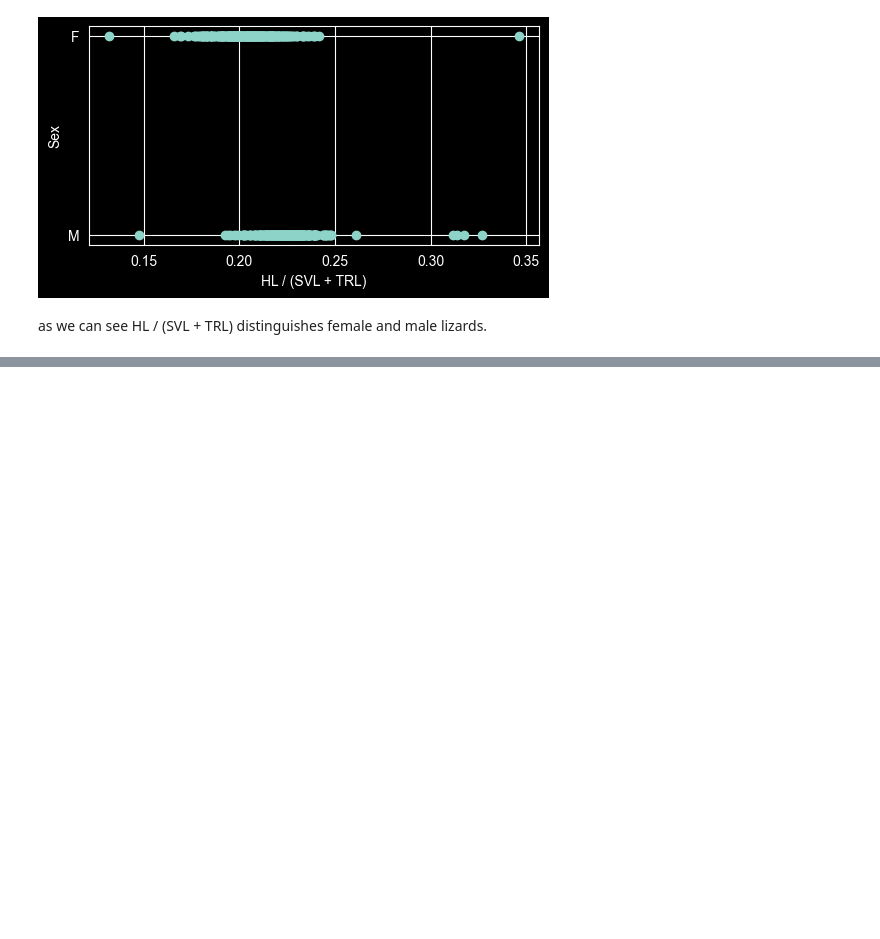
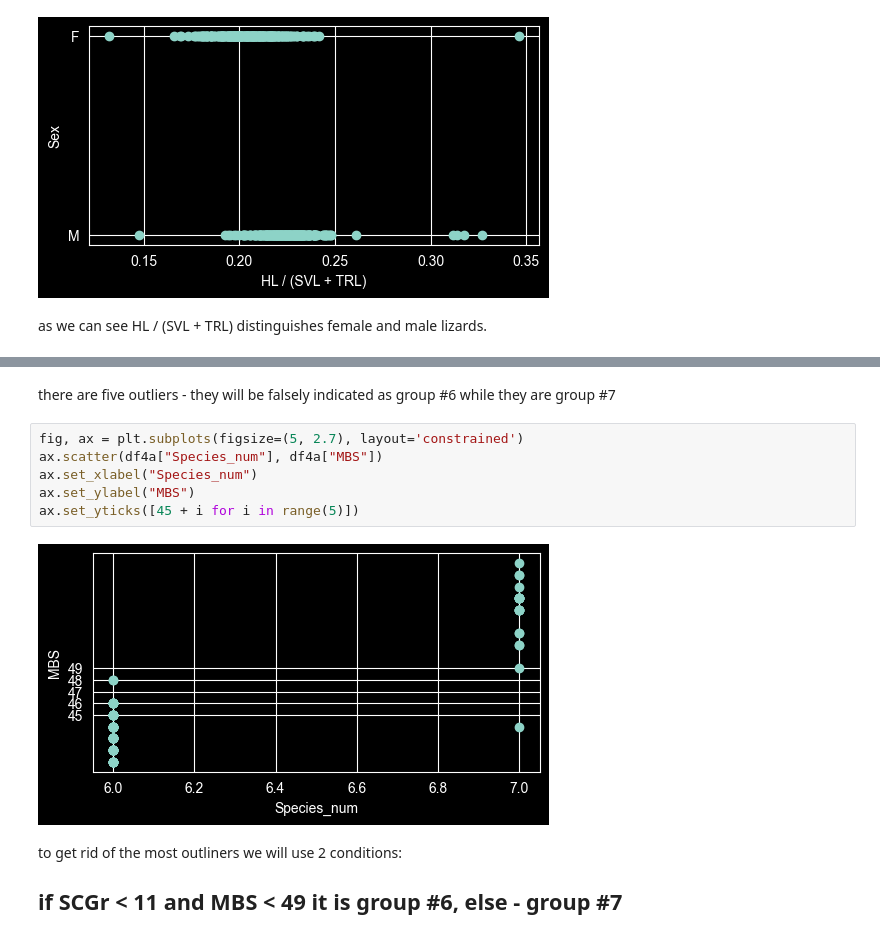
Before and after one commit to jngmika/SIMC-qualifying-contest-2, a Jupyter notebook: solution_species_differentiation.ipynb, the cells around one changed output, grey strips where cells are left out. Saved outputs shown, nothing was run; the diff lists cells and outputs as text; blank space fills up the shorter version.

```diff
--- a/solution_species_differentiation.ipynb
+++ b/solution_species_differentiation.ipynb
@@ -203,0 +266,13 @@ as we can see HL / (SVL + TRL) distinguishes female and male lizards.
+# %% [markdown]
+there are five outliers - they will be falsely indicated as group #6 while they are group #7
+# %%
+fig, ax = plt.subplots(figsize=(5, 2.7), layout='constrained')
+ax.scatter(df4a["Species_num"], df4a["MBS"])
+ax.set_xlabel("Species_num")
+ax.set_ylabel("MBS")
+ax.set_yticks([45 + i for i in range(5)])
+# %% [output]
+[figure, added]
+# %% [markdown]
+to get rid of the most outliners we will use 2 conditions:
+## if SCGr < 11 and MBS < 49 it is group #6, else - group #7
```
Also changed, not shown: parts of 21 cells of this notebook, 1 other file.
